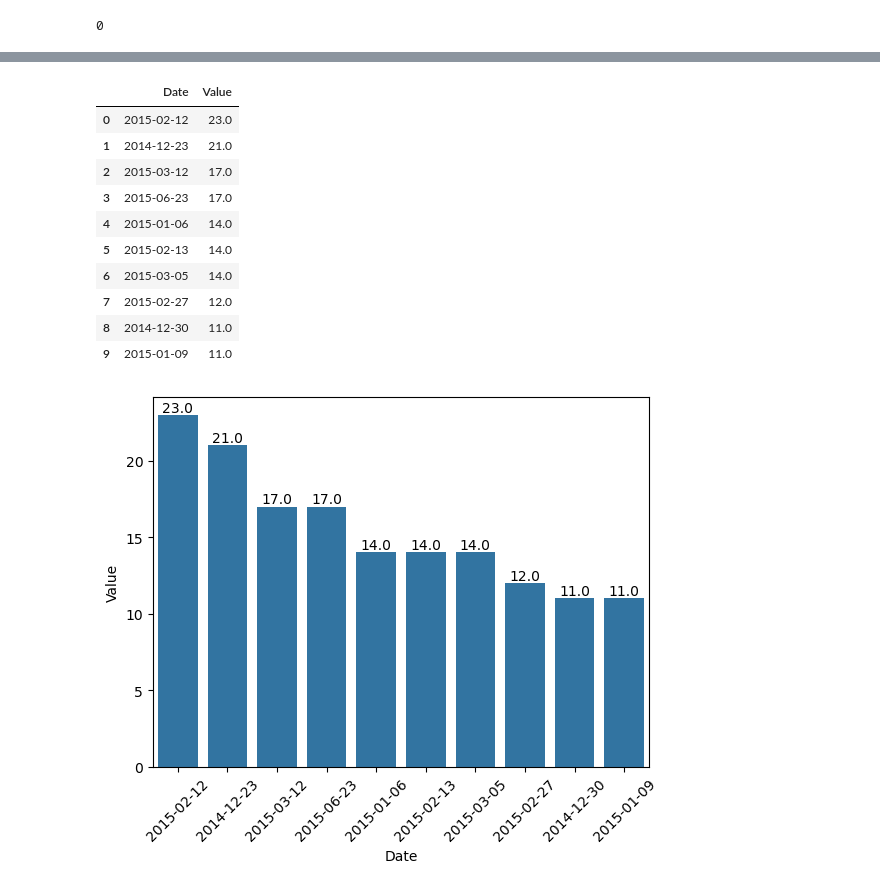
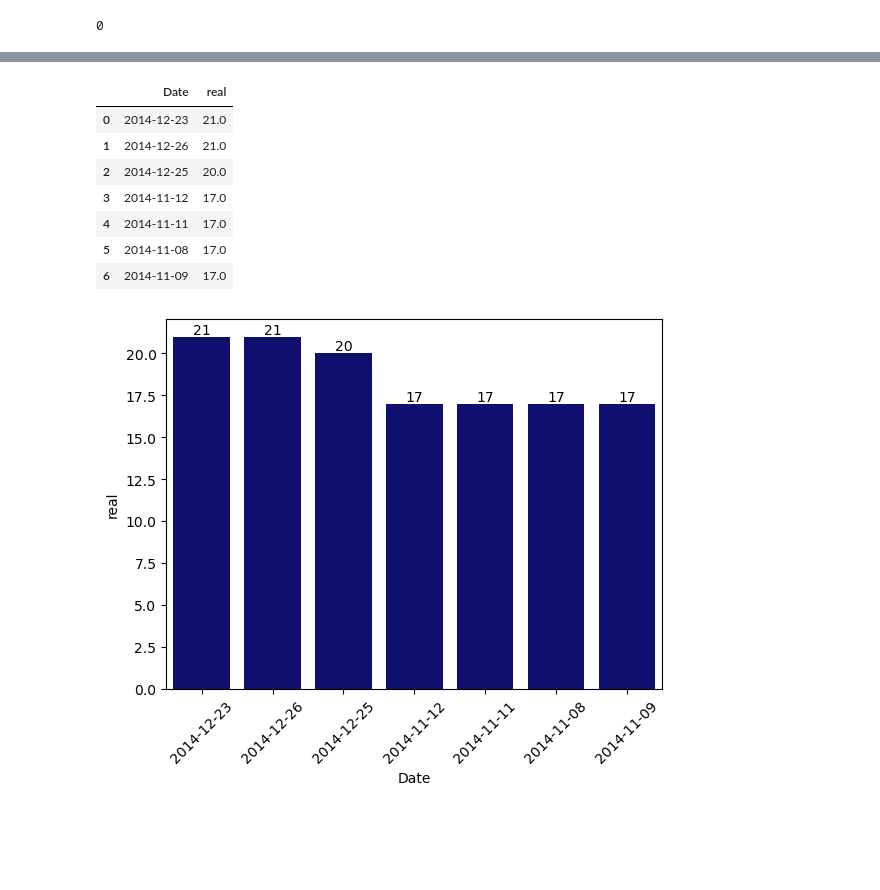
Before and after one commit to rzkynovan/tugas_tsdw, a Jupyter notebook: EDA.ipynb, the cells around one changed output, grey strips where cells are left out. Drawn from its saved outputs; the diff is of its cells as text; code cells hidden in the pictures; blank space fills up the shorter version.

```diff
--- a/EDA.ipynb
+++ b/EDA.ipynb
@@ -355,0 +406,4 @@ df6_Guinea[df6_Guinea["Value"] < 0]
+# %%
+df6_Guinea["shift"] = df6_Guinea["value"].shift()
+df6_Guinea["real"] = df6_Guinea["value"] - df6_Guinea["shift"]
+df6_Guinea[df6_Guinea["real"] < 0]
@@ -412,7 +474,7 @@ plt.show()
 # %%
-df2_Guinea.interpolate(method="linear", inplace=True)
-df2_Guinea["value"] = df2_Guinea["value"].round(0)
-sns.scatterplot(df2_Guinea["value"])
+df6_Guinea.interpolate(method="linear", inplace=True)
+df6_Guinea["value"] = df6_Guinea["value"].round(0)
+sns.scatterplot(df6_Guinea["value"], color="blue")
 plt.xticks(rotation=45)
 plt.show()
 # %% [output]
@@ -420,5 +482,5 @@ plt.show()
 # %%
 df6_Guinea["shift"] = df6_Guinea["value"].shift()
-df6_Guinea["Value"] = df6_Guinea["value"] - df6_Guinea["shift"]
+df6_Guinea["real"] = df6_Guinea["value"] - df6_Guinea["shift"]
 df6_Guinea
 # %% [output]
@@ -451,30 +507,23 @@ plt.show()
 # %%
-sorted_df6 = df6_Guinea["Value"].sort_values(ascending=False)
-top_5 = sorted_df6.head(10)
-top_5 = pd.DataFrame(top_5).reset_index()
-top_5['Date'] = pd.to_datetime(top_5["Date"], format = "%Y-%m-%d")
-top_5
+sorted_df6 = df6_Guinea["real"].sort_values(ascending=False)
+top_7 = sorted_df6.head(7)
+top_7 = pd.DataFrame(top_7).reset_index()
+top_7['Date'] = pd.to_datetime(top_7["Date"], format = "%Y-%m-%d")
+top_7
 # %% [output]
-|  | Date | Value |
-| 0 | 2015-02-12 | 23.0 |
-| 1 | 2014-12-23 | 21.0 |
-| 2 | 2015-03-12 | 17.0 |
-| 3 | 2015-06-23 | 17.0 |
-| 4 | 2015-01-06 | 14.0 |
-| 5 | 2015-02-13 | 14.0 |
-| 6 | 2015-03-05 | 14.0 |
-| 7 | 2015-02-27 | 12.0 |
-| 8 | 2014-12-30 | 11.0 |
-| 9 | 2015-01-09 | 11.0 |
+|  | Date | real |
+| 0 | 2014-12-23 | 21.0 |
+| 1 | 2014-12-26 | 21.0 |
+| 2 | 2014-12-25 | 20.0 |
+| 3 | 2014-11-12 | 17.0 |
+| 4 | 2014-11-11 | 17.0 |
+| 5 | 2014-11-08 | 17.0 |
+| 6 | 2014-11-09 | 17.0 |
 # %%
-ax = sns.barplot(x=top_5['Date'], y=top_5['Value'])
+sns.barplot(x=top_7['Date'], y=top_7['real'], color="navy")
 plt.xticks(rotation=45)
-
-for p in ax.patches:
-    ax.annotate(f'{p.get_height():.1f}',
-                (p.get_x() + p.get_width() / 2., p.get_height()),
-                ha='center', va='bottom')
-
+for index, value in enumerate(top_7['real']):
+    plt.text(index, value, f'{value:.0f}', ha='center', va='bottom')
 plt.show()
 # %% [output]
-[figure, old version]
+[figure, new version]
```
Also changed, not shown: parts of 33 cells of this notebook.
